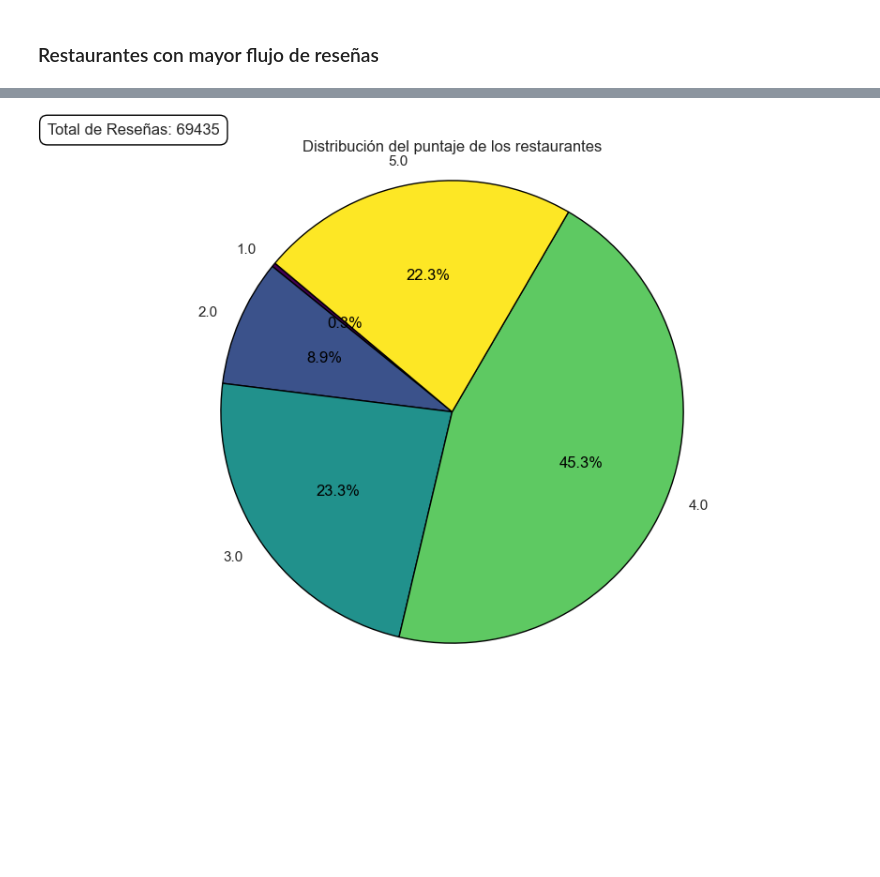
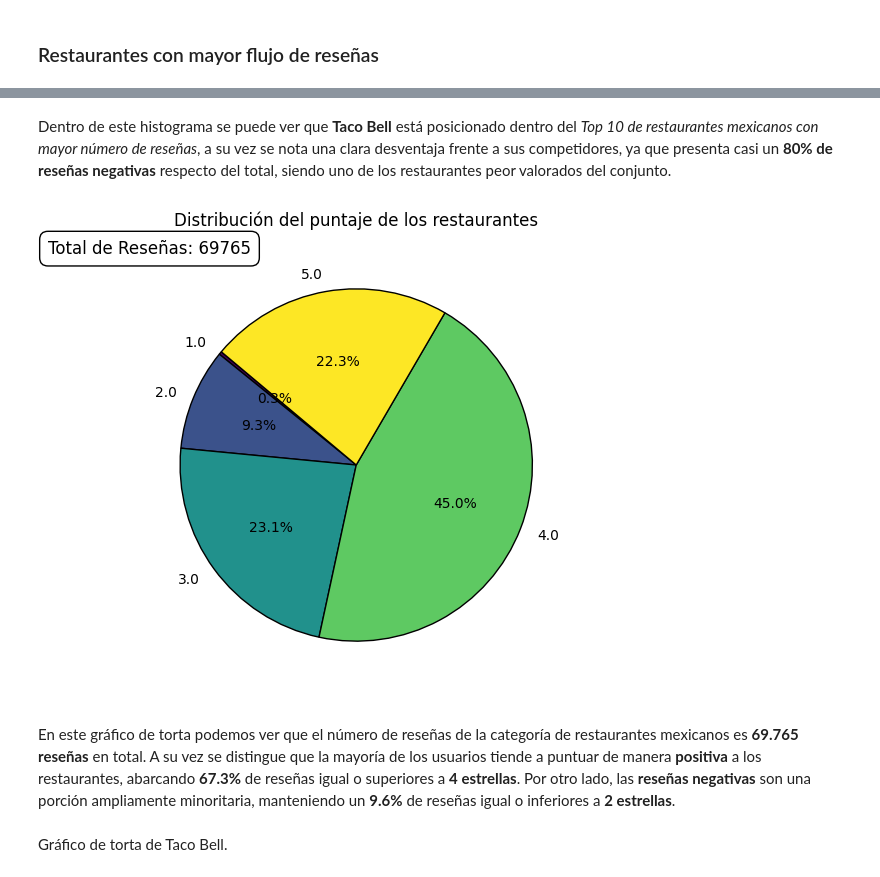
Before and after one commit to Agusherbo/ProyectoG4-Google_Yelp, a Jupyter notebook: Notebooks/EDA/EDA-Yelp.ipynb, the cells around one changed output, grey strips where cells are left out. Saved outputs shown, nothing was run; the diff lists cells and outputs as text; code cells hidden in the pictures; blank space fills up the shorter version.

Commit message:
Recuperacion Yelp

```diff
--- a/Notebooks/EDA/EDA-Yelp.ipynb
+++ b/Notebooks/EDA/EDA-Yelp.ipynb
@@ -14,6 +18,6 @@ import numpy as np
 # %%
-path_buisness = 'C:\\Users\\fedez\\OneDrive\\Escritorio\\ProyectoG4-Google_Yelp\\Data\\Parquet\\business.parquet'
-path_review = 'C:\\Users\\fedez\\OneDrive\\Escritorio\\ProyectoG4-Google_Yelp\\Data\\Parquet\\review.parquet'
-path_tip = 'C:\\Users\\fedez\\OneDrive\\Escritorio\\ProyectoG4-Google_Yelp\\Data\\Parquet\\tip.parquet'
-path_user = 'C:\\Users\\fedez\\OneDrive\\Escritorio\\ProyectoG4-Google_Yelp\\Data\\Parquet\\user.parquet'
+path_yelp =pd.read_parquet('C:\\Users\\fedez\\OneDrive\\Escritorio\\ProyectoG4-Google_Yelp\\Data\\Parquet\\Yelp!_final.parquet')
+path_business = pd.read_parquet('C:\\Users\\fedez\\OneDrive\\Escritorio\\ProyectoG4-Google_Yelp\\Data\\Parquet\\business.parquet')
+path_review = pd.read_parquet('C:\\Users\\fedez\\OneDrive\\Escritorio\\ProyectoG4-Google_Yelp\\Data\\Parquet\\review.parquet')
+path_user = pd.read_parquet('C:\\Users\\fedez\\OneDrive\\Escritorio\\ProyectoG4-Google_Yelp\\Data\\Parquet\\user.parquet')
 # %% [markdown]
@@ -31,0 +25,5 @@ df_merge_1 = df_buisness1.merge(df_review1, on='business_id', how='inner')
+# %%
+df_yelp = pd.DataFrame(path_yelp)
+df_business = pd.DataFrame(path_business)
+df_review = pd.DataFrame(path_review)
+df_user = pd.DataFrame(path_user)
@@ -54,31 +140,37 @@ plt.show()
+# %% [markdown]
+Dentro de este histograma se puede ver que **Taco Bell** está posicionado dentro del *Top 10 de restaurantes mexicanos con mayor número de reseñas*, a su vez se nota una clara desventaja frente a sus competidores, ya que presenta casi un **80% de reseñas negativas** respecto del total, siendo uno de los restaurantes peor valorados del conjunto.
 # %%
-df_buisness['stars'] = np.ceil(df_buisness['stars'])
+df_business['stars business'] = np.ceil(df_business['stars business'])
 
 # Contar la cantidad de restaurantes para cada puntaje
-puntaje_counts = df_buisness['stars'].value_counts().sort_index()
+puntaje_counts = df_business['stars business'].value_counts().sort_index()
 
 # Obtener el número total de reseñas
-total_reviews = df_buisness['review_count'].sum()
+total_reviews = df_business['restaurant review count'].sum()
 
 # Crear una paleta de colores para cada fracción
 colors = plt.cm.viridis(np.linspace(0, 1, len(puntaje_counts)))
 
 # Crear el gráfico de pastel
-plt.figure(figsize=(7, 7))
+plt.figure(figsize=(5, 6))
 patches, texts, autotexts = plt.pie(puntaje_counts, labels=puntaje_counts.index, autopct='%1.1f%%', startangle=140, colors=colors,
                                     wedgeprops={'edgecolor': 'black'})  # Añadir contorno negro
 
 # Personalizar los textos de porcentaje
 for autotext in autotexts:
     autotext.set_color('black')  # Color de los textos de porcentaje
 
 plt.title('Distribución del puntaje de los restaurantes')
 plt.axis('equal')  # Para asegurar que el gráfico sea un círculo
 
 # Añadir cuadro de texto con el número total de reseñas
 plt.text(-1.75, 1.2, f'Total de Reseñas: {total_reviews}', fontsize=12, bbox=dict(facecolor='none', edgecolor='black', boxstyle='round,pad=0.5'))
 
 plt.show()
 # %% [output]
-[figure, old version]
+[figure, new version]
+# %% [markdown]
+En este gráfico de torta podemos ver que el número de reseñas de la categoría de restaurantes mexicanos es **69.765 reseñas** en total. A su vez se distingue que la mayoría de los usuarios tiende a puntuar de manera **positiva** a los restaurantes, abarcando **67.3%** de reseñas igual o superiores a **4 estrellas**. Por otro lado, las **reseñas negativas** son una porción ampliamente minoritaria, manteniendo un **9.6%** de reseñas igual o inferiores a **2 estrellas**.
+# %% [markdown]
+Gráfico de torta de Taco Bell.
 # %%
```
Also changed, not shown: parts of 38 cells of this notebook, 1 other file.
